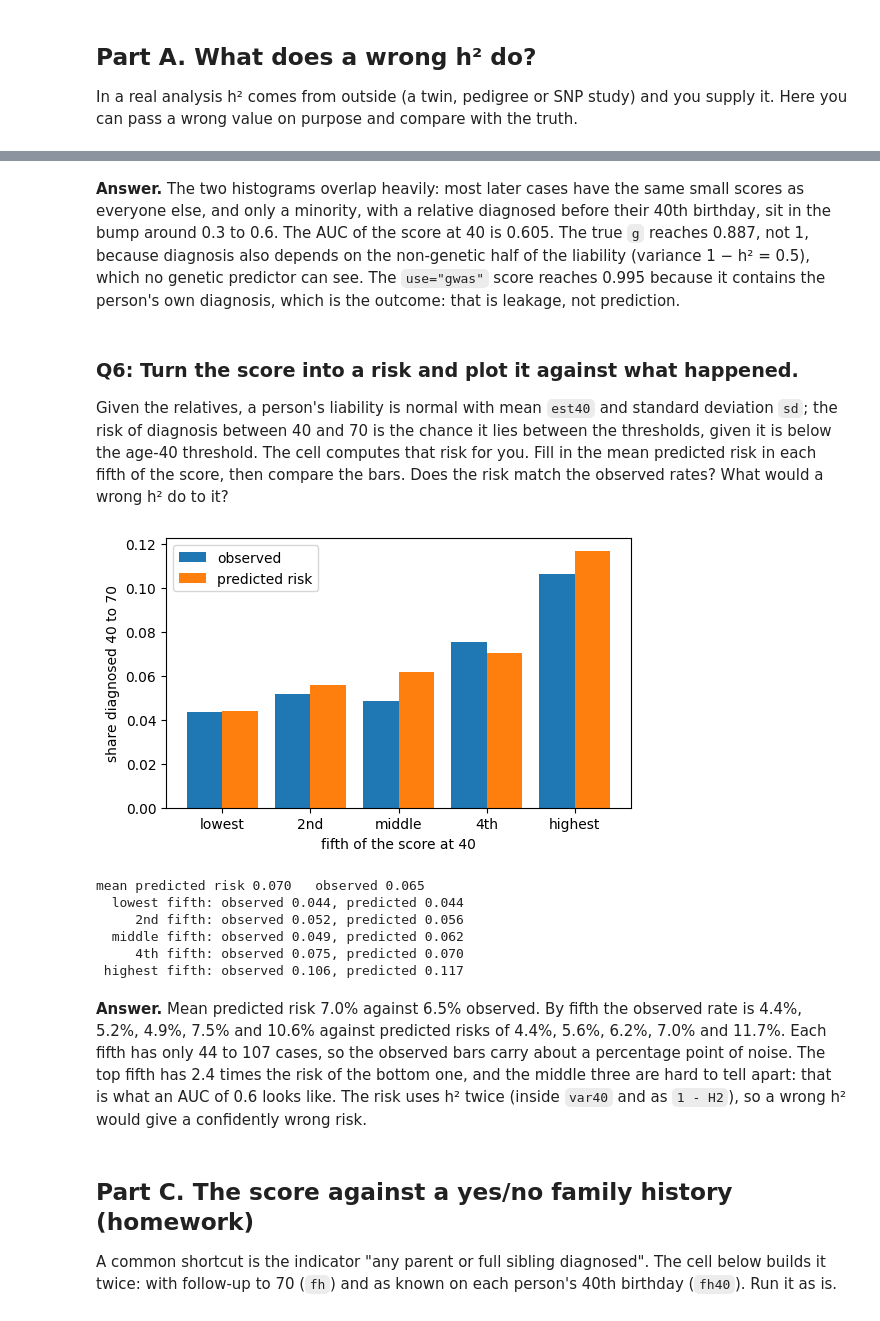
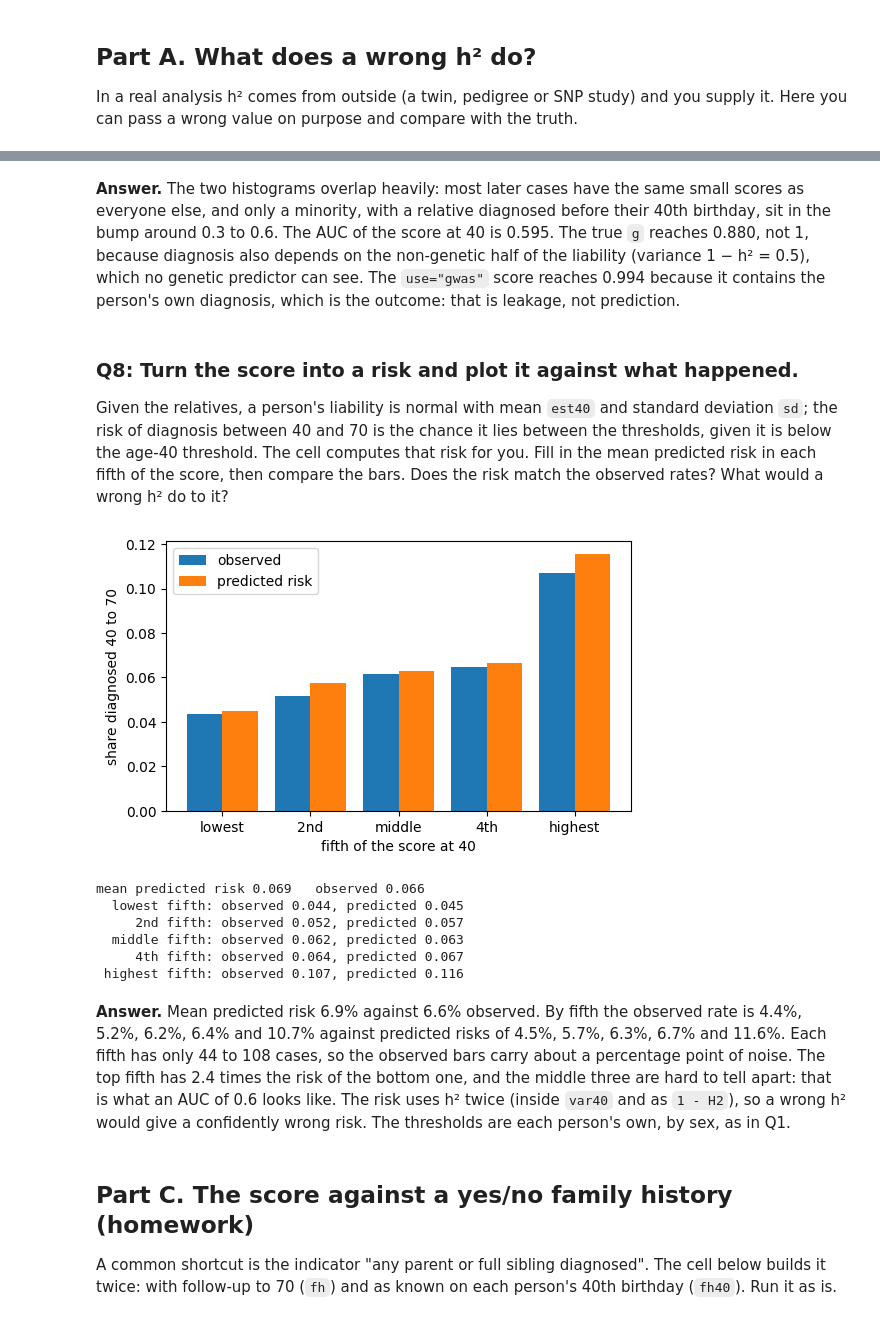
Before and after one commit to bvilhjal/ATIG_2026, a Jupyter notebook: teaching_days/2026-09-24/LTFH/LTFH_exercise_answers.ipynb, the cells around one changed output, grey strips where cells are left out. Saved outputs shown, nothing was run; the diff lists cells and outputs as text; code cells hidden in the pictures.

```diff
--- a/teaching_days/2026-09-24/LTFH/LTFH_exercise_answers.ipynb
+++ b/teaching_days/2026-09-24/LTFH/LTFH_exercise_answers.ipynb
@@ -143,0 +183,12 @@ var(g) = 0.493   (target 0.5)
+# %%
+fig, ax = plt.subplots(figsize=(6.5, 4))
+for label, keep, cip, colour in (("men", male, CIP_M, "C0"), ("women", ~male, CIP_F, "C1")):
+    # Kaplan-Meier: everyone enters at birth and leaves at diagnosis or at 70
+    km = kaplan_meier_cip(np.zeros(keep.sum()), reg.age[keep], reg.status[keep])
+    print(f"{label}: {km.values[km.ages <= 50][-1]:.1%} diagnosed by 50, {km.values[-1]:.1%} by 70")
+    ax.step(km.ages, 100 * km.values, where="post", color=colour, label=f"{label}: observed")
+    ax.plot(AGES[:71], 100 * cip[:71], ls="--", color=colour, label=f"{label}: true curve")
+ax.set_xlabel("age")
+ax.set_ylabel("% diagnosed by this age")
+ax.legend()
+plt.show()
@@ -143,0 +212,16 @@ var(g) = 0.493   (target 0.5)
+# %%
+row = {p: i for i, p in enumerate(reg.ids)}                  # id -> row number
+has_parents = np.array([f in row for f in reg.father])       # parents recorded in the register
+parent_dx = np.array([any(reg.status[row[p]] for p in (f, m) if p in row)
+                      for f, m in zip(reg.father, reg.mother)])   # a parent diagnosed by 70
+
+fig, ax = plt.subplots(figsize=(6.5, 4))
+for label, keep in (("a diagnosed parent", parent_dx),
+                    ("no diagnosed parent", has_parents & ~parent_dx)):   # parents recorded, neither diagnosed
+    km = kaplan_meier_cip(np.zeros(keep.sum()), reg.age[keep], reg.status[keep])
+    ax.step(km.ages, 100 * km.values, where="post", label=f"{label} (n = {keep.sum()})")
+    print(f"{label}: n = {keep.sum()}, {km.values[-1]:.1%} diagnosed by 70")
+ax.set_xlabel("age")
+ax.set_ylabel("% diagnosed by this age")
+ax.legend()
+plt.show()
@@ -149,10 +243,12 @@ curve and h², and returns each person's score (`.est`) with its uncertainty (`.
 The comments explain each argument.
 # %%
+curves = {"M": (AGES, CIP_M, 0.12), "F": (AGES, CIP_F, 0.08)}   # sex -> (ages, curve, lifetime K)
+
 scores = estimate_liabilities(
     reg.ids, reg.father, reg.mother,          # the pedigree: who is whose parent
     probands=reg.ids,                         # whom to score: everyone
     status=reg.status, age=reg.age,           # diagnosed by 70? age at diagnosis or at 70
-    cip_ages=AGES, cip_values=CIP, k_pop=K,   # incidence curve: turns an age into a liability threshold
+    strata=sex, cip_by_stratum=curves,        # each sex has its own incidence curve, so its own thresholds
     h2=H2,                                    # heritability: you supply it, the scorer never estimates it
     use="gwas")                               # also use each person's own diagnosis
 
@@ -176,8 +272,8 @@ free40 = reg.onset > 40                     # still undiagnosed on their 40th bi
 def score(h2):
     """Everyone's score from all records up to 70 (use="gwas"): (mean, variance)."""
     s = estimate_liabilities(reg.ids, reg.father, reg.mother, probands=reg.ids,
-                             status=reg.status, age=reg.age,
-                             cip_ages=AGES, cip_values=CIP, k_pop=K, h2=h2, use="gwas")
+                             status=reg.status, age=reg.age, strata=sex, cip_by_stratum=curves,
+                             h2=h2, use="gwas")
     return s.est, s.var
 
 
@@ -186,8 +282,8 @@ def score_at_40(h2):
     people still undiagnosed then: their own status and every later record are hidden."""
     s = estimate_liabilities(reg.ids, reg.father, reg.mother,
                              probands=[p for p, keep in zip(reg.ids, free40) if keep],
-                             status=reg.status, age=reg.age,
-                             cip_ages=AGES, cip_values=CIP, k_pop=K, h2=h2, use="prediction",
+                             status=reg.status, age=reg.age, strata=sex, cip_by_stratum=curves,
+                             h2=h2, use="prediction",
                              birth_time=reg.birth_time,                  # everyone's birth date
                              index_time=(reg.birth_time + 40)[free40])   # each proband's 40th birthday
     return s.est, s.var
@@ -312,13 +408,13 @@ AUC use='gwas' score   0.995
 # %% [markdown]
 **Answer.** The two histograms overlap heavily: most later cases have the same small
 scores as everyone else, and only a minority, with a relative diagnosed before their
-40th birthday, sit in the bump around 0.3 to 0.6. The AUC of the score at 40 is 0.605.
-The true `g` reaches 0.887, not 1, because diagnosis also depends on the non-genetic
+40th birthday, sit in the bump around 0.3 to 0.6. The AUC of the score at 40 is 0.595.
+The true `g` reaches 0.880, not 1, because diagnosis also depends on the non-genetic
 half of the liability (variance 1 − h² = 0.5), which no genetic predictor can see. The
-`use="gwas"` score reaches 0.995 because it contains the person's own diagnosis, which is
+`use="gwas"` score reaches 0.994 because it contains the person's own diagnosis, which is
 the outcome: that is leakage, not prediction.
 # %% [markdown]
-### Q6: Turn the score into a risk and plot it against what happened.
+### Q8: Turn the score into a risk and plot it against what happened.
 
 Given the relatives, a person's liability is normal with mean `est40` and standard
 deviation `sd`; the risk of diagnosis between 40 and 70 is the chance it lies between the
@@ -326,43 +422,45 @@ thresholds, given it is below the age-40 threshold. The cell computes that risk
 Fill in the mean predicted risk in each fifth of the score, then compare the bars. Does
 the risk match the observed rates? What would a wrong h² do to it?
 # %%
-T40, T70 = norm.isf(np.interp([40, 70], AGES, CIP))    # LT-FH++ thresholds at ages 40 and 70
+cip40 = np.where(male, np.interp(40, AGES, CIP_M), np.interp(40, AGES, CIP_F))[free40]
+cip70 = np.where(male, np.interp(70, AGES, CIP_M), np.interp(70, AGES, CIP_F))[free40]
+T40, T70 = norm.isf(cip40), norm.isf(cip70)            # each person's LT-FH++ thresholds at 40 and 70
 sd = np.sqrt(var40 + 1 - H2)                           # spread of full liability given the relatives
 below40 = norm.cdf((T40 - est40) / sd)                 # P(undiagnosed at 40)
 below70 = norm.cdf((T70 - est40) / sd)                 # P(undiagnosed at 70)
 risk = (below40 - below70) / below40                   # P(diagnosed 40-70 | undiagnosed at 40)
 
 fifths = np.array_split(np.argsort(est40, kind="stable"), 5)   # lowest to highest score
 observed = [y[idx].mean() for idx in fifths]                   # share diagnosed in each fifth
 predicted = [risk[idx].mean() for idx in fifths]               # mean risk in each fifth
 
 fig, ax = plt.subplots(figsize=(6, 3.5))
 ax.bar(np.arange(5) - 0.2, observed, width=0.4, label="observed")
 ax.bar(np.arange(5) + 0.2, predicted, width=0.4, label="predicted risk")
 ax.set_xticks(range(5), ["lowest", "2nd", "middle", "4th", "highest"])
 ax.set_xlabel("fifth of the score at 40")
 ax.set_ylabel("share diagnosed 40 to 70")
 ax.legend()
 plt.show()
 print(f"mean predicted risk {risk.mean():.3f}   observed {y.mean():.3f}")
 for name, o, p in zip(("lowest", "2nd", "middle", "4th", "highest"), observed, predicted):
     print(f"{name:>8} fifth: observed {o:.3f}, predicted {p:.3f}")
 # %% [output]
-[figure, old version]
+[figure, new version]
-mean predicted risk 0.070   observed 0.065
-  lowest fifth: observed 0.044, predicted 0.044
-     2nd fifth: observed 0.052, predicted 0.056
-  middle fifth: observed 0.049, predicted 0.062
-     4th fifth: observed 0.075, predicted 0.070
- highest fifth: observed 0.106, predicted 0.117
+mean predicted risk 0.069   observed 0.066
+  lowest fifth: observed 0.044, predicted 0.045
+     2nd fifth: observed 0.052, predicted 0.057
+  middle fifth: observed 0.062, predicted 0.063
+     4th fifth: observed 0.064, predicted 0.067
+ highest fifth: observed 0.107, predicted 0.116
 # %% [markdown]
-**Answer.** Mean predicted risk 7.0% against 6.5% observed. By fifth the observed rate is
-4.4%, 5.2%, 4.9%, 7.5% and 10.6% against predicted risks of 4.4%, 5.6%, 6.2%, 7.0% and
-11.7%. Each fifth has only 44 to 107 cases, so the observed bars carry about a percentage
+**Answer.** Mean predicted risk 6.9% against 6.6% observed. By fifth the observed rate is
+4.4%, 5.2%, 6.2%, 6.4% and 10.7% against predicted risks of 4.5%, 5.7%, 6.3%, 6.7% and
+11.6%. Each fifth has only 44 to 108 cases, so the observed bars carry about a percentage
 point of noise. The top fifth has 2.4 times the risk of the bottom one, and the middle
 three are hard to tell apart: that is what an AUC of 0.6 looks like. The risk uses h²
 twice (inside `var40` and as `1 - H2`), so a wrong h² would give a confidently wrong
-risk.
+risk. The thresholds are each person's own, by sex, as in Q1.
 # %% [markdown]
 ## Part C. The score against a yes/no family history (homework)
 
```
Also changed, not shown: parts of 43 cells of this notebook, 7 other files.
